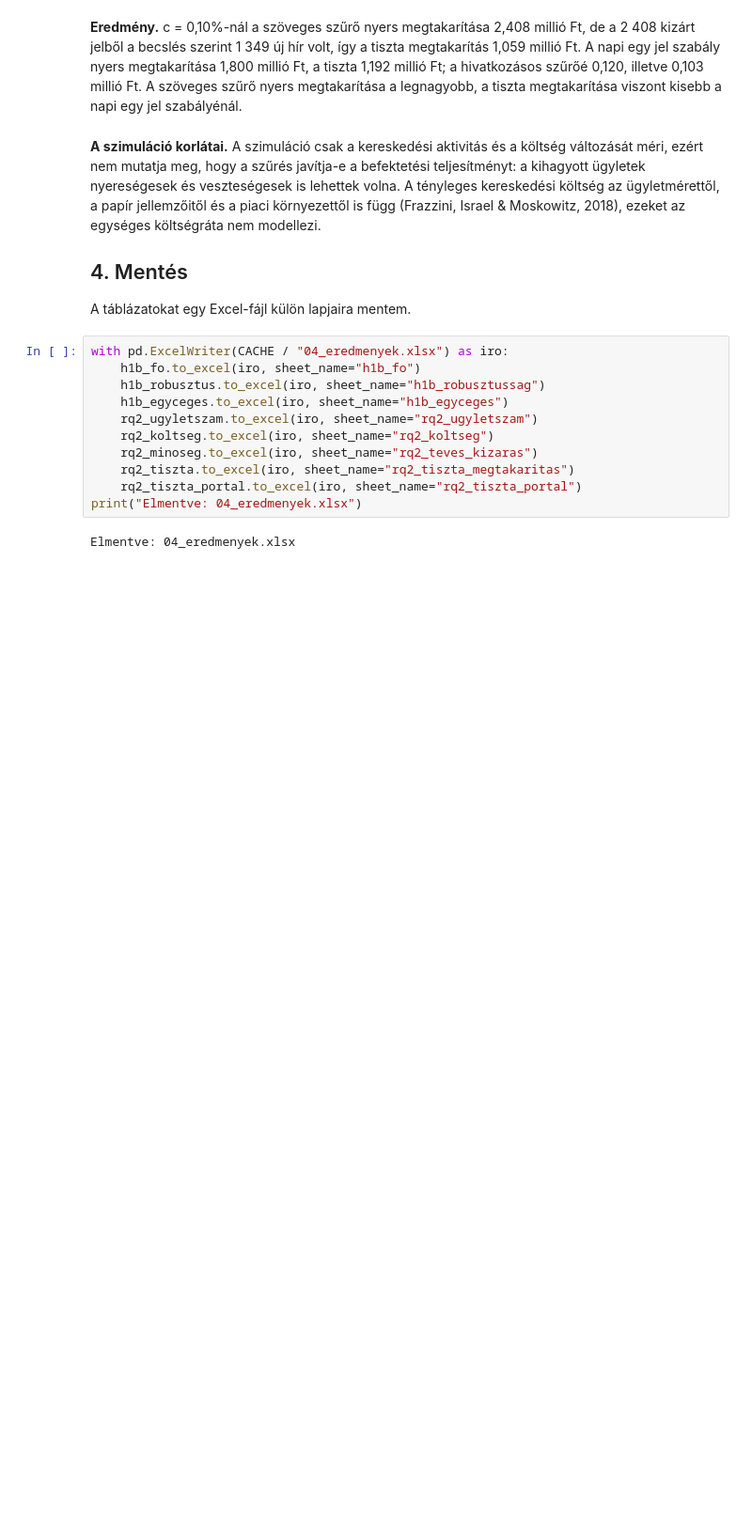
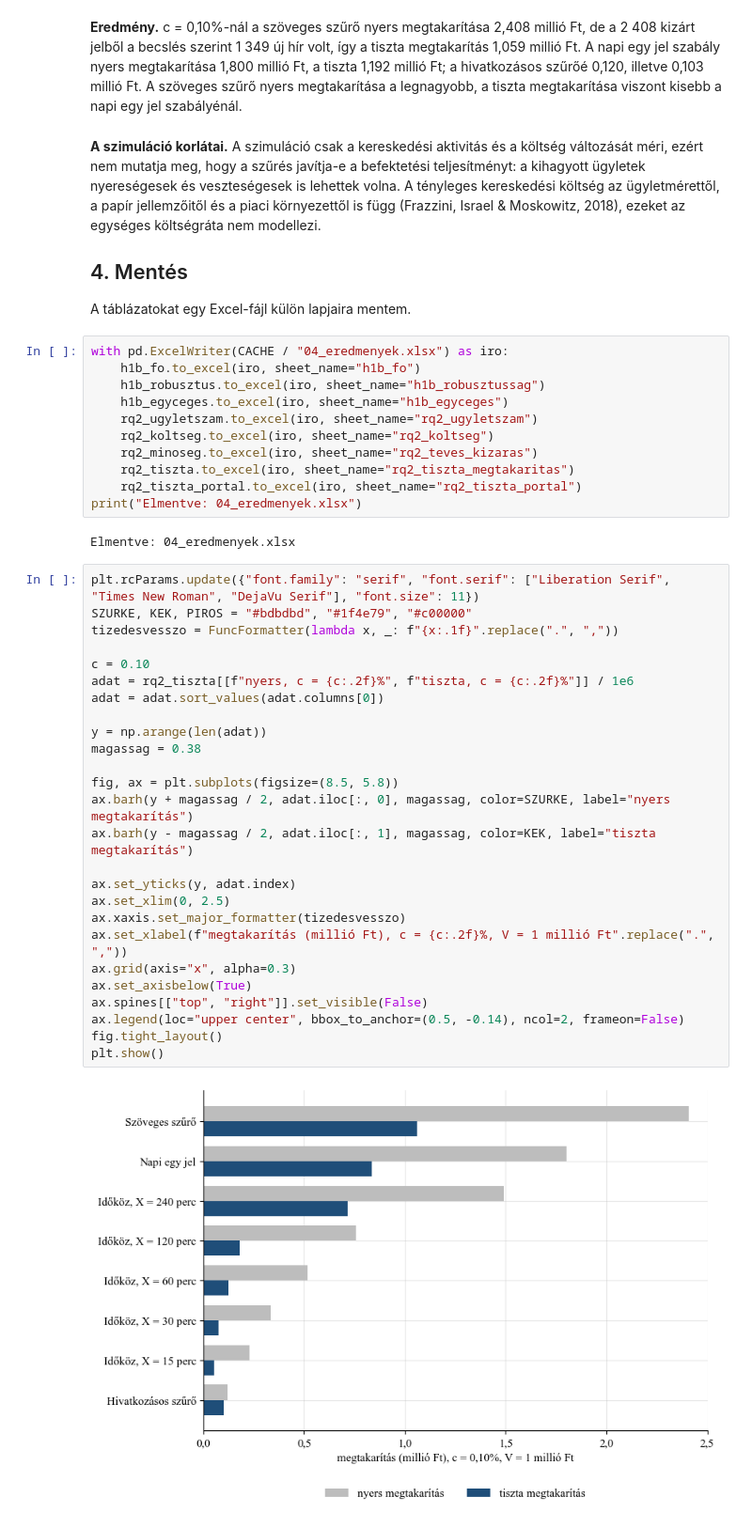
Before and after one commit to Tamacsa/BGE-Szakdolgozat, a Jupyter notebook: 04_h1b_rq2_szakdolgozat.ipynb, the cells around one changed output. Shown at 94% size. Drawn from its saved outputs; the diff is of its cells as text; blank space fills up the shorter version.

```diff
--- a/04_h1b_rq2_szakdolgozat.ipynb
+++ b/04_h1b_rq2_szakdolgozat.ipynb
@@ -837,3 +825,31 @@ with pd.ExcelWriter(CACHE / "04_eredmenyek.xlsx") as iro:
 print("Elmentve: 04_eredmenyek.xlsx")
 # %% [output]
 Elmentve: 04_eredmenyek.xlsx
+# %%
+plt.rcParams.update({"font.family": "serif", "font.serif": ["Liberation Serif", "Times New Roman", "DejaVu Serif"], "font.size": 11})
+SZURKE, KEK, PIROS = "#bdbdbd", "#1f4e79", "#c00000"
+tizedesvesszo = FuncFormatter(lambda x, _: f"{x:.1f}".replace(".", ","))
+
+c = 0.10
+adat = rq2_tiszta[[f"nyers, c = {c:.2f}%", f"tiszta, c = {c:.2f}%"]] / 1e6
+adat = adat.sort_values(adat.columns[0])
+
+y = np.arange(len(adat))
+magassag = 0.38
+
+fig, ax = plt.subplots(figsize=(8.5, 5.8))
+ax.barh(y + magassag / 2, adat.iloc[:, 0], magassag, color=SZURKE, label="nyers megtakarítás")
+ax.barh(y - magassag / 2, adat.iloc[:, 1], magassag, color=KEK, label="tiszta megtakarítás")
+
+ax.set_yticks(y, adat.index)
+ax.set_xlim(0, 2.5)
+ax.xaxis.set_major_formatter(tizedesvesszo)
+ax.set_xlabel(f"megtakarítás (millió Ft), c = {c:.2f}%, V = 1 millió Ft".replace(".", ","))
+ax.grid(axis="x", alpha=0.3)
+ax.set_axisbelow(True)
+ax.spines[["top", "right"]].set_visible(False)
+ax.legend(loc="upper center", bbox_to_anchor=(0.5, -0.14), ncol=2, frameon=False)
+fig.tight_layout()
+plt.show()
+# %% [output]
+[figure, added]
```
Also changed, not shown: parts of 3 cells of this notebook, 2 other files.
